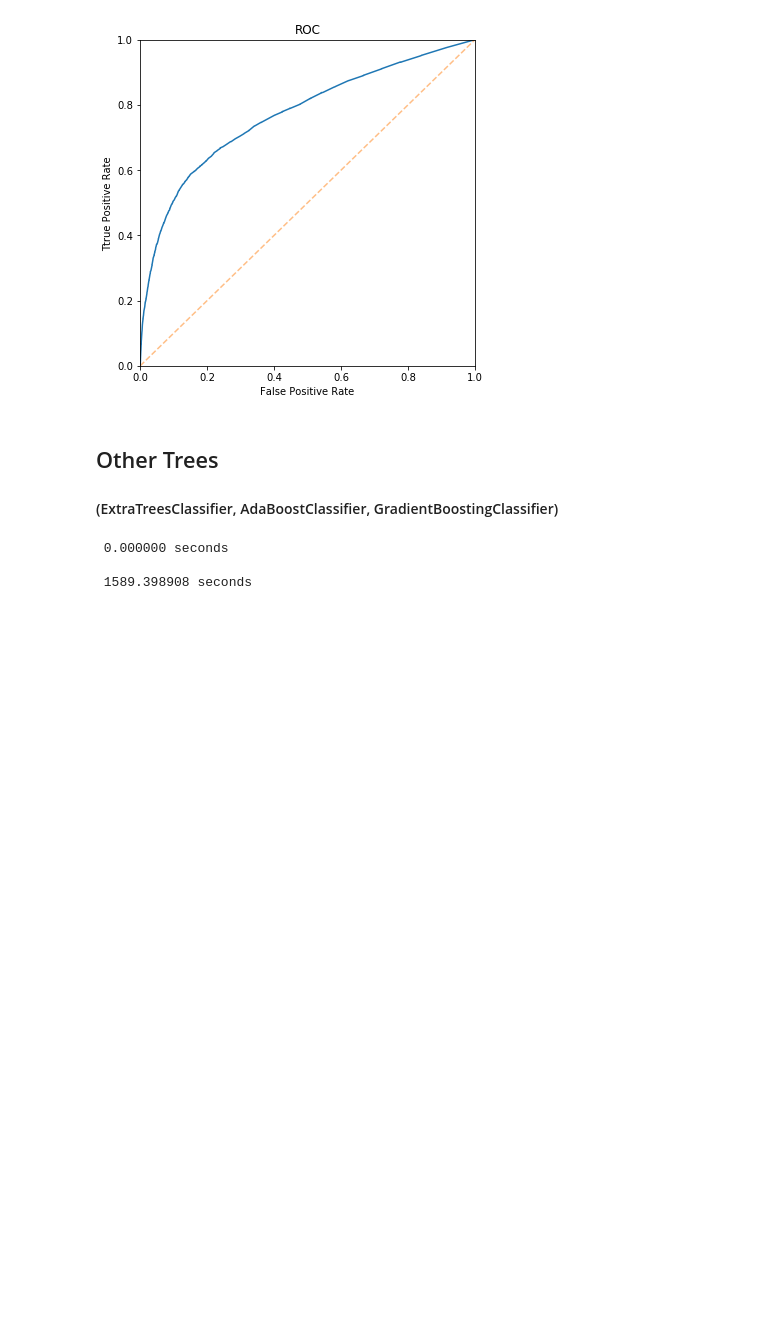
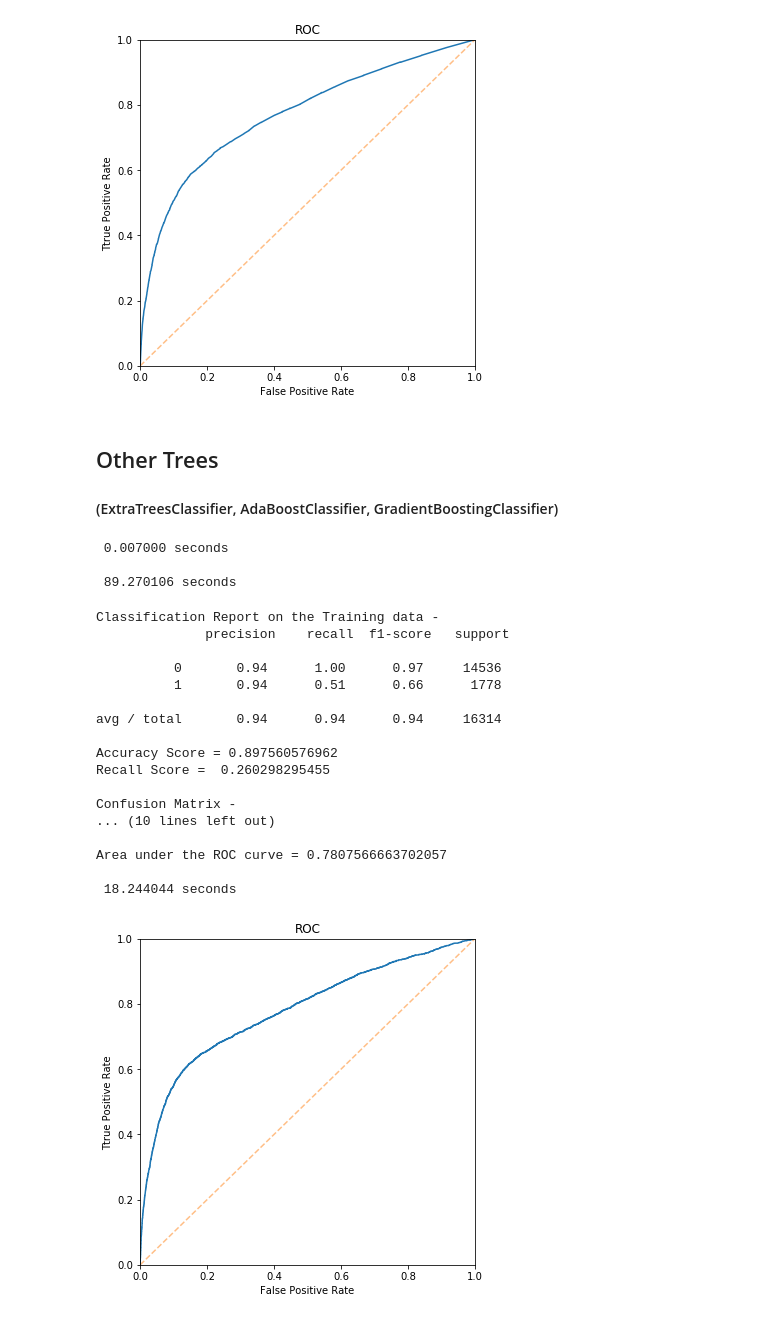
Before and after one commit to nachiketmparanjape/Bank_UCI, a Jupyter notebook: Inference - ML.ipynb, the cells around one changed output. Drawn from its saved outputs; the diff is of its cells as text; code cells hidden in the pictures; blank space fills up the shorter version.

```diff
--- a/Inference - ML.ipynb
+++ b/Inference - ML.ipynb
@@ -486,19 +488,43 @@ Area under the ROC curve = 0.7709784237434253
 # %%
 #Extra Trees
 t = time.time()
-et = ExtraTreesClassifier()
-parameters = {'n_estimators':[20,30,50,100,200],
-              'max_features':['sqrt','log2',None],
-             'criterion':['gini','entropy'],
-             'min_samples_split':[2,10,0.01]}
+et = ExtraTreesClassifier(criterion='gini',n_estimators=200)
+parameters = {'max_features':['sqrt','log2'],
+             'min_samples_split':[2,10,20]}
 
 t = time.time()
-gs = GridSearchCV(et,parameters,cv=5,scoring='recall',n_jobs=-1)
+gs = GridSearchCV(et,parameters,cv=5,n_jobs=-1)
 print("\n %f seconds" % (time.time() - t))
 t = time.time()
 gs.fit(X,y)
 print("\n %f seconds" % (time.time() - t))
 # %% [output]
- 0.000000 seconds
+ 0.007000 seconds
 
- 1589.398908 seconds
+ 89.270106 seconds
+# %%
+t = time.time()
+prediction(gs.best_estimator_)
+# print ("\n", gs.best_estimator_)
+# print ("\n", gs.cv_results_)
+# print ("\n", gs.grid_scores_)
+print("\n %f seconds" % (time.time() - t))
+# %% [output]
+Classification Report on the Training data -
+              precision    recall  f1-score   support
+
+          0       0.94      1.00      0.97     14536
+          1       0.94      0.51      0.66      1778
+
+avg / total       0.94      0.94      0.94     16314
+
+Accuracy Score = 0.897560576962
+Recall Score =  0.260298295455
+
+Confusion Matrix -
+... (10 lines left out)
+
+Area under the ROC curve = 0.7807566663702057
+
+ 18.244044 seconds
+[figure, added]
```
Also changed, not shown: parts of 12 cells of this notebook, 52 other files.
